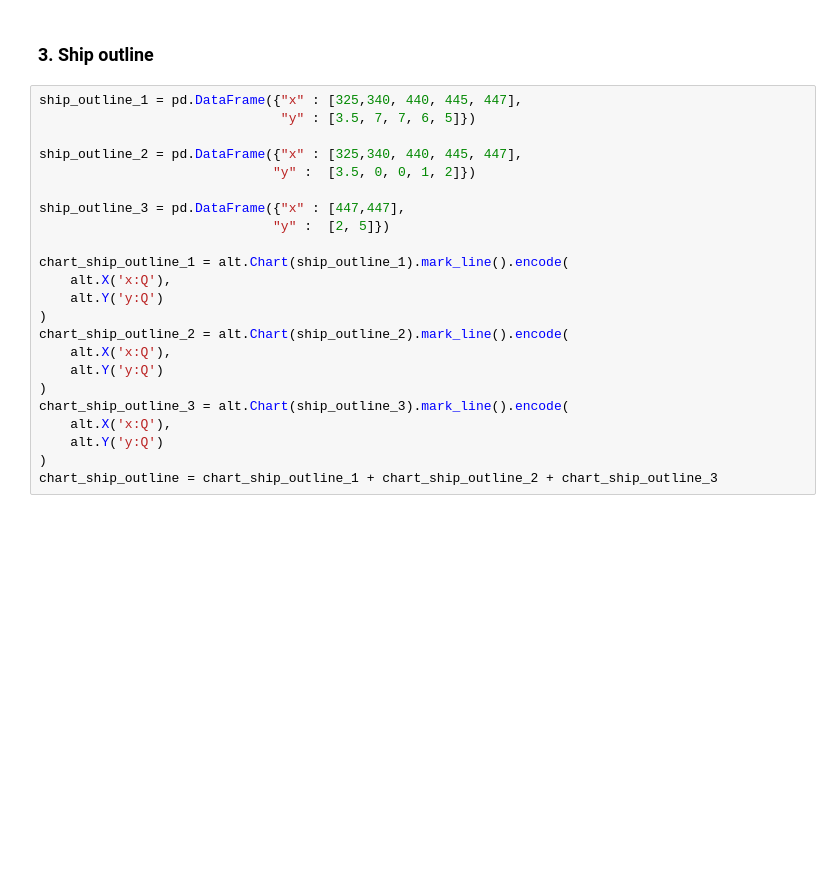
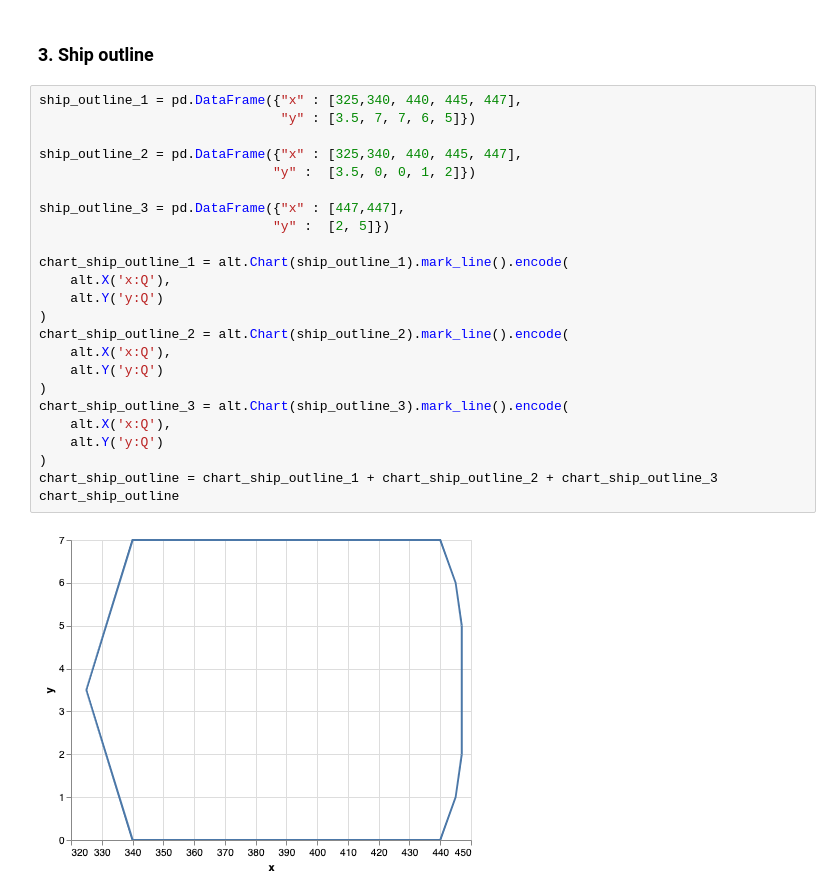
Before and after one commit to UBC-MDS/DSCI_532_GROUP_109, a Jupyter notebook: src/titanic_viz.ipynb, the cells around one changed output. Saved outputs shown, nothing was run; the diff lists cells and outputs as text; blank space fills up the shorter version.

```diff
--- a/src/titanic_viz.ipynb
+++ b/src/titanic_viz.ipynb
@@ -115,26 +121,29 @@ titanic_passengers_by_cabin.reset_index("name")
 # %%
 ship_outline_1 = pd.DataFrame({"x" : [325,340, 440, 445, 447],
                                "y" : [3.5, 7, 7, 6, 5]})
 
 ship_outline_2 = pd.DataFrame({"x" : [325,340, 440, 445, 447],
                               "y" :  [3.5, 0, 0, 1, 2]})
 
 ship_outline_3 = pd.DataFrame({"x" : [447,447],
                               "y" :  [2, 5]})
 
 chart_ship_outline_1 = alt.Chart(ship_outline_1).mark_line().encode(
     alt.X('x:Q'),
     alt.Y('y:Q')
 )
 chart_ship_outline_2 = alt.Chart(ship_outline_2).mark_line().encode(
     alt.X('x:Q'),
     alt.Y('y:Q')
 )
 chart_ship_outline_3 = alt.Chart(ship_outline_3).mark_line().encode(
     alt.X('x:Q'),
     alt.Y('y:Q')
 )
 chart_ship_outline = chart_ship_outline_1 + chart_ship_outline_2 + chart_ship_outline_3
+chart_ship_outline
+# %% [output]
+[figure, added]
 # %%
 cabin_plot = alt.Chart(cabin_locations_df).mark_square(size = 1600, fill = "None", stroke = "black", opacity = 0.3).encode(
     alt.X('cabin_x:Q', scale=alt.Scale(domain = [320,450])),
```
Also changed, not shown: parts of 9 cells of this notebook.
